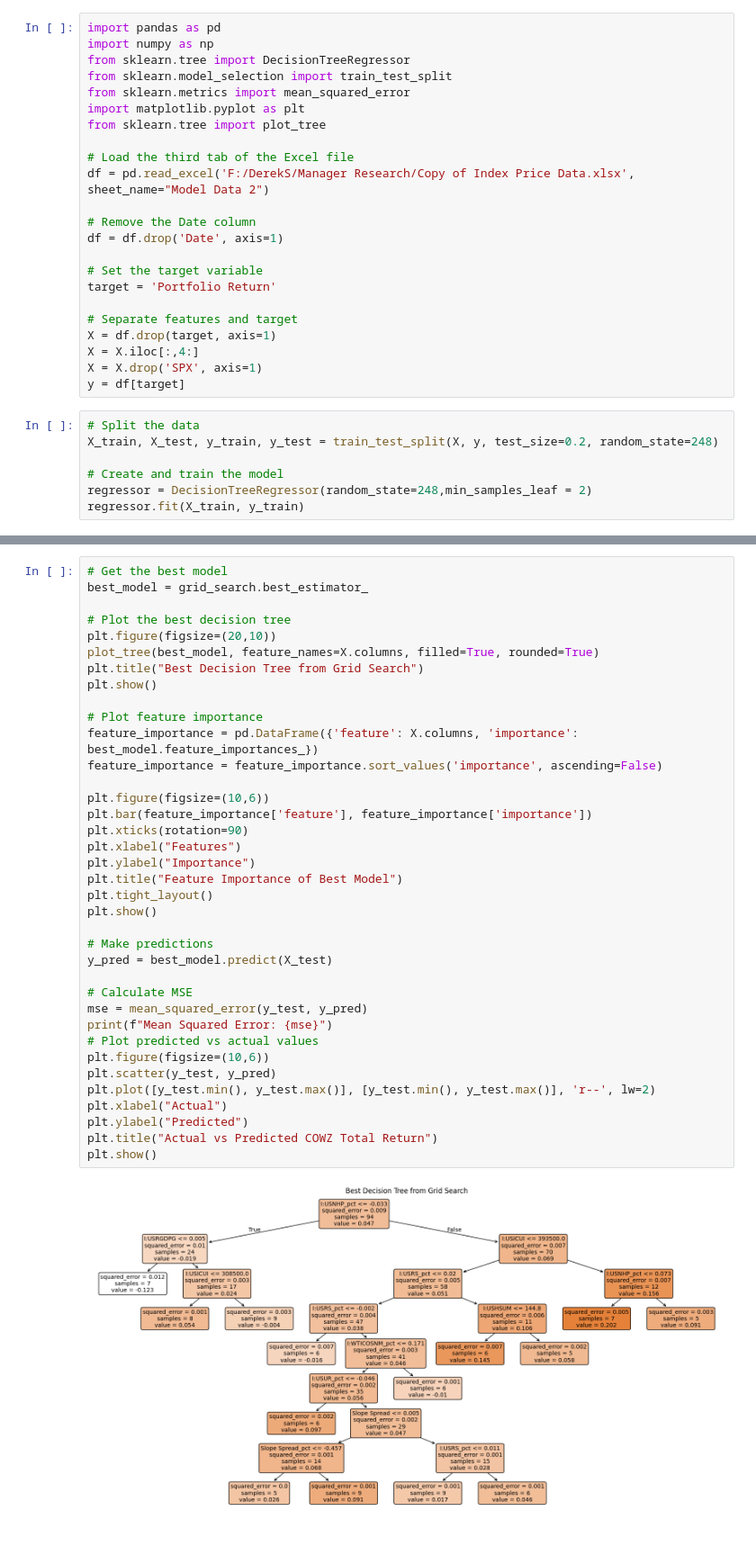
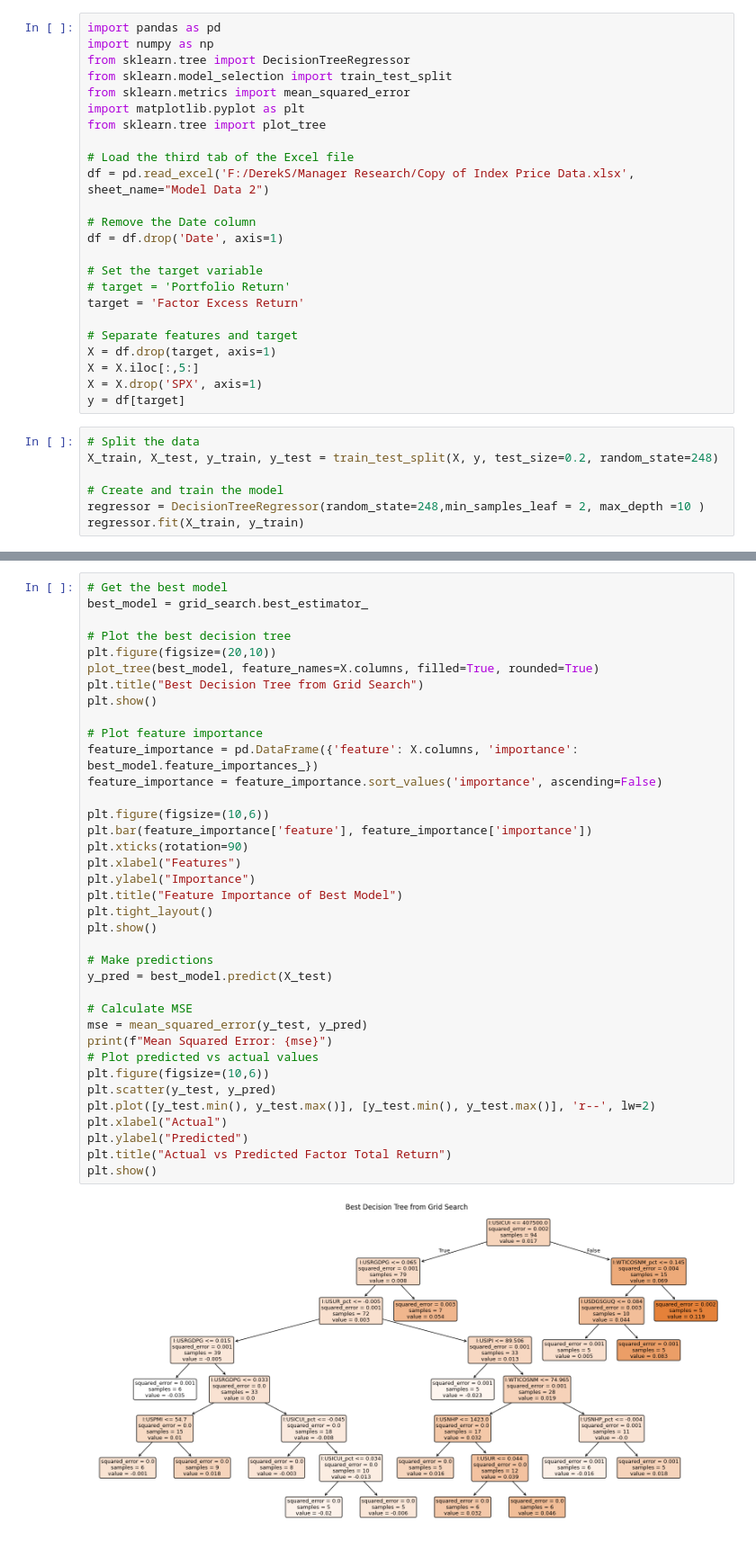
Before and after one commit to MeederDCS/Meeder1, a Jupyter notebook: Decision Tree FCF Yield Factor Analysis.ipynb, the cells around one changed output, grey strips where cells are left out. Shown at 90% size. Cells and saved outputs as stored; diff of their text form.

Commit message:
updated for excess returns

```diff
--- a/Decision Tree FCF Yield Factor Analysis.ipynb
+++ b/Decision Tree FCF Yield Factor Analysis.ipynb
@@ -14,11 +14,12 @@ df = pd.read_excel('F:/DerekS/Manager Research/Copy of Index Price Data.xlsx', s
 df = df.drop('Date', axis=1)
 
 # Set the target variable
-target = 'Portfolio Return'
+# target = 'Portfolio Return'
+target = 'Factor Excess Return'
 
 # Separate features and target
 X = df.drop(target, axis=1)
-X = X.iloc[:,4:]
+X = X.iloc[:,5:]
 X = X.drop('SPX', axis=1)
 y = df[target]
 # %%
@@ -26,6 +27,6 @@ y = df[target]
 X_train, X_test, y_train, y_test = train_test_split(X, y, test_size=0.2, random_state=248)
 
 # Create and train the model
-regressor = DecisionTreeRegressor(random_state=248,min_samples_leaf = 2)
+regressor = DecisionTreeRegressor(random_state=248,min_samples_leaf = 2, max_depth =10 )
 regressor.fit(X_train, y_train)
 # %% [output]
@@ -117,32 +118,32 @@ plot_tree(best_model, feature_names=X.columns, filled=True, rounded=True)
 plt.title("Best Decision Tree from Grid Search")
 plt.show()
 
 # Plot feature importance
 feature_importance = pd.DataFrame({'feature': X.columns, 'importance': best_model.feature_importances_})
 feature_importance = feature_importance.sort_values('importance', ascending=False)
 
 plt.figure(figsize=(10,6))
 plt.bar(feature_importance['feature'], feature_importance['importance'])
 plt.xticks(rotation=90)
 plt.xlabel("Features")
 plt.ylabel("Importance")
 plt.title("Feature Importance of Best Model")
 plt.tight_layout()
 plt.show()
 
 # Make predictions
 y_pred = best_model.predict(X_test)
 
 # Calculate MSE
 mse = mean_squared_error(y_test, y_pred)
 print(f"Mean Squared Error: {mse}")
 # Plot predicted vs actual values
 plt.figure(figsize=(10,6))
 plt.scatter(y_test, y_pred)
 plt.plot([y_test.min(), y_test.max()], [y_test.min(), y_test.max()], 'r--', lw=2)
 plt.xlabel("Actual")
 plt.ylabel("Predicted")
-plt.title("Actual vs Predicted COWZ Total Return")
+plt.title("Actual vs Predicted Factor Total Return")
 plt.show()
 # %% [output]
-[figure, old version]
+[figure, new version]
```
Also changed, not shown: parts of 6 cells of this notebook, 1 other file.
